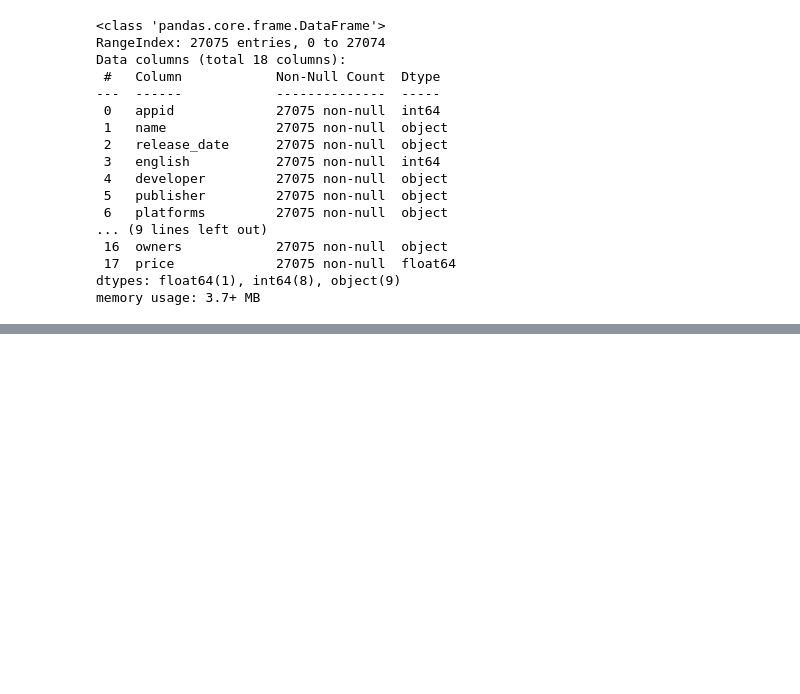
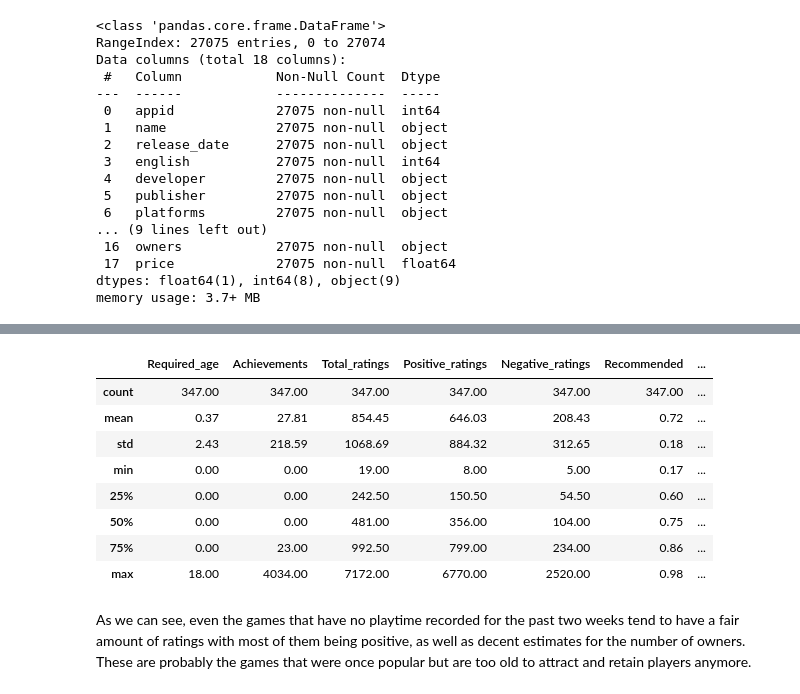
Before and after one commit to Dark-Hobbit/steam, a Jupyter notebook: kaggle_2.ipynb, the cells around one changed output, grey strips where cells are left out. Saved outputs shown, nothing was run; the diff lists cells and outputs as text; code cells hidden in the pictures; blank space fills up the shorter version.

```diff
--- a/kaggle_2.ipynb
+++ b/kaggle_2.ipynb
@@ -138,0 +168,5 @@ The only column containing Null values is 'Playtime_proportion' which makes sens
+# %%
+data.drop(dummy_columns, axis=1, inplace=True)
+played = data[data['Playtime_proportion'] > 0].copy()
+unplayed = data[data['Playtime_proportion'].isnull()].copy()
+unplayed.head()
@@ -138,0 +180,14 @@ The only column containing Null values is 'Playtime_proportion' which makes sens
+# %%
+unplayed.describe()
+# %% [output]
+|  | Required_age | Achievements | Total_ratings | Positive_ratings | Negative_ratings | Recommended | ... |
+| count | 347.00 | 347.00 | 347.00 | 347.00 | 347.00 | 347.00 | ... |
+| mean | 0.37 | 27.81 | 854.45 | 646.03 | 208.43 | 0.72 | ... |
+| std | 2.43 | 218.59 | 1068.69 | 884.32 | 312.65 | 0.18 | ... |
+| min | 0.00 | 0.00 | 19.00 | 8.00 | 5.00 | 0.17 | ... |
+| 25% | 0.00 | 0.00 | 242.50 | 150.50 | 54.50 | 0.60 | ... |
+| 50% | 0.00 | 0.00 | 481.00 | 356.00 | 104.00 | 0.75 | ... |
+| 75% | 0.00 | 23.00 | 992.50 | 799.00 | 234.00 | 0.86 | ... |
+| max | 18.00 | 4034.00 | 7172.00 | 6770.00 | 2520.00 | 0.98 | ... |
+# %% [markdown]
+As we can see, even the games that have no playtime recorded for the past two weeks tend to have a fair amount of ratings with most of them being positive, as well as decent estimates for the number of owners. These are probably the games that were once popular but are too old to attract and retain players anymore.
```
Also changed, not shown: parts of 16 cells of this notebook.
